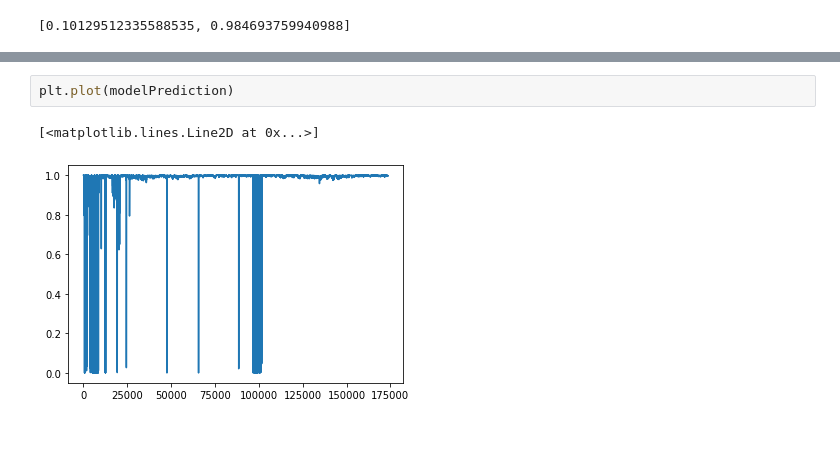
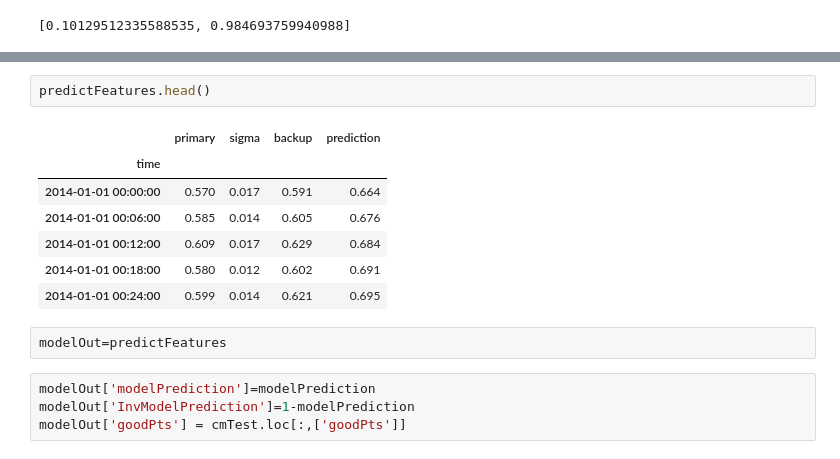
Before and after one commit to oceanhackweek/ohw19-project-mlqc-for-timeseries, a Jupyter notebook: modelNN.ipynb, the cells around one changed output, grey strips where cells are left out. Cells and saved outputs as stored; diff of their text form.

```diff
--- a/modelNN.ipynb
+++ b/modelNN.ipynb
@@ -132,5 +130,16 @@ np.shape(modelPrediction)
-# %%
-plt.plot(modelPrediction)
-# %% [output]
-[<matplotlib.lines.Line2D at 0x...>]
-[figure, removed]
+# %%
+predictFeatures.head()
+# %% [output]
+|  | primary | sigma | backup | prediction |
+| time |  |  |  |  |
+| 2014-01-01 00:00:00 | 0.570 | 0.017 | 0.591 | 0.664 |
+| 2014-01-01 00:06:00 | 0.585 | 0.014 | 0.605 | 0.676 |
+| 2014-01-01 00:12:00 | 0.609 | 0.017 | 0.629 | 0.684 |
+| 2014-01-01 00:18:00 | 0.580 | 0.012 | 0.602 | 0.691 |
+| 2014-01-01 00:24:00 | 0.599 | 0.014 | 0.621 | 0.695 |
+# %%
+modelOut=predictFeatures
+# %%
+modelOut['modelPrediction']=modelPrediction
+modelOut['InvModelPrediction']=1-modelPrediction
+modelOut['goodPts'] = cmTest.loc[:,['goodPts']]
```
Also changed, not shown: parts of 6 cells of this notebook, 4 other files.
